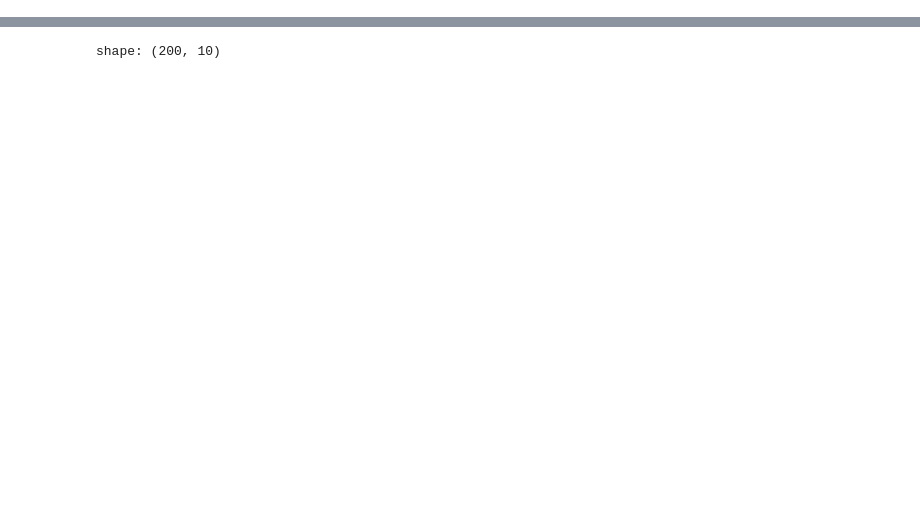
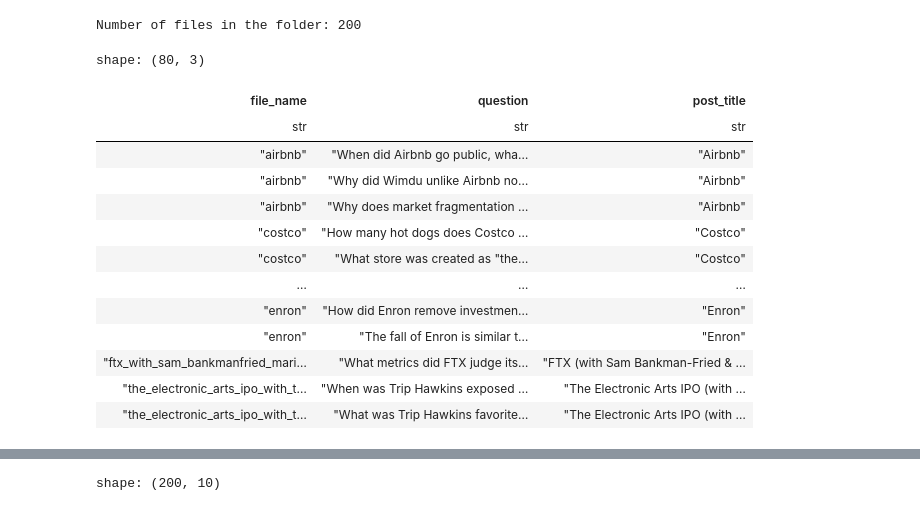
Before and after one commit to borjaregueral/GraphRag, a Jupyter notebook: notebooks/01_ingestion_preprocessing.ipynb, the cells around one changed output, grey strips where cells are left out. Cells and saved outputs as stored; diff of their text form; code cells hidden in the pictures; blank space fills up the shorter version.

```diff
--- a/notebooks/01_ingestion_preprocessing.ipynb
+++ b/notebooks/01_ingestion_preprocessing.ipynb
@@ -25,0 +80,42 @@ text_folder = Path("/Users/borja/Documents/Somniumrema/projects/genai/grag/data/
+# %%
+import os
+
+# Specify the folder path
+folder_path = "/Users/borja/Documents/Somniumrema/projects/genai/grag/data/acquired-individual-transcripts/acquired-individual-transcripts"
+
+# List all files in the directory
+files = os.listdir(folder_path)
+
+# Count the number of files
+file_count = len(files)
+
+# Print the number of files
+print(f"Number of files in the folder: {file_count}")
+# %% [output]
+Number of files in the folder: 200
+# %%
+qa = pl.read_csv("/Users/borja/Documents/Somniumrema/projects/genai/grag/data/acquired-qa-evaluation.csv")
+
+# Join the qa DataFrame with the metadata DataFrame on file_name
+qa_with_metadata = qa.join(metadata, on="file_name", how="left")
+
+# Ensure that the post_title from the metadata DataFrame is included in the qa DataFrame
+qa_with_post_title = qa_with_metadata.select(["file_name", "question", "post_title"])
+
+# Display the final DataFrame
+qa_with_post_title
+# %% [output]
+shape: (80, 3)
+| file_name | question | post_title |
+| str | str | str |
+| "airbnb" | "When did Airbnb go public, wha… | "Airbnb" |
+| "airbnb" | "Why did Wimdu unlike Airbnb no… | "Airbnb" |
+| "airbnb" | "Why does market fragmentation … | "Airbnb" |
+| "costco" | "How many hot dogs does Costco … | "Costco" |
+| "costco" | "What store was created as "the… | "Costco" |
+| … | … | … |
+| "enron" | "How did Enron remove investmen… | "Enron" |
+| "enron" | "The fall of Enron is similar t… | "Enron" |
+| "ftx_with_sam_bankmanfried_mari… | "What metrics did FTX judge its… | "FTX (with Sam Bankman-Fried & … |
+| "the_electronic_arts_ipo_with_t… | "When was Trip Hawkins exposed … | "The Electronic Arts IPO (with … |
+| "the_electronic_arts_ipo_with_t… | "What was Trip Hawkins favorite… | "The Electronic Arts IPO (with … |
```
Also changed, not shown: parts of 19 cells of this notebook, 6 other files.
